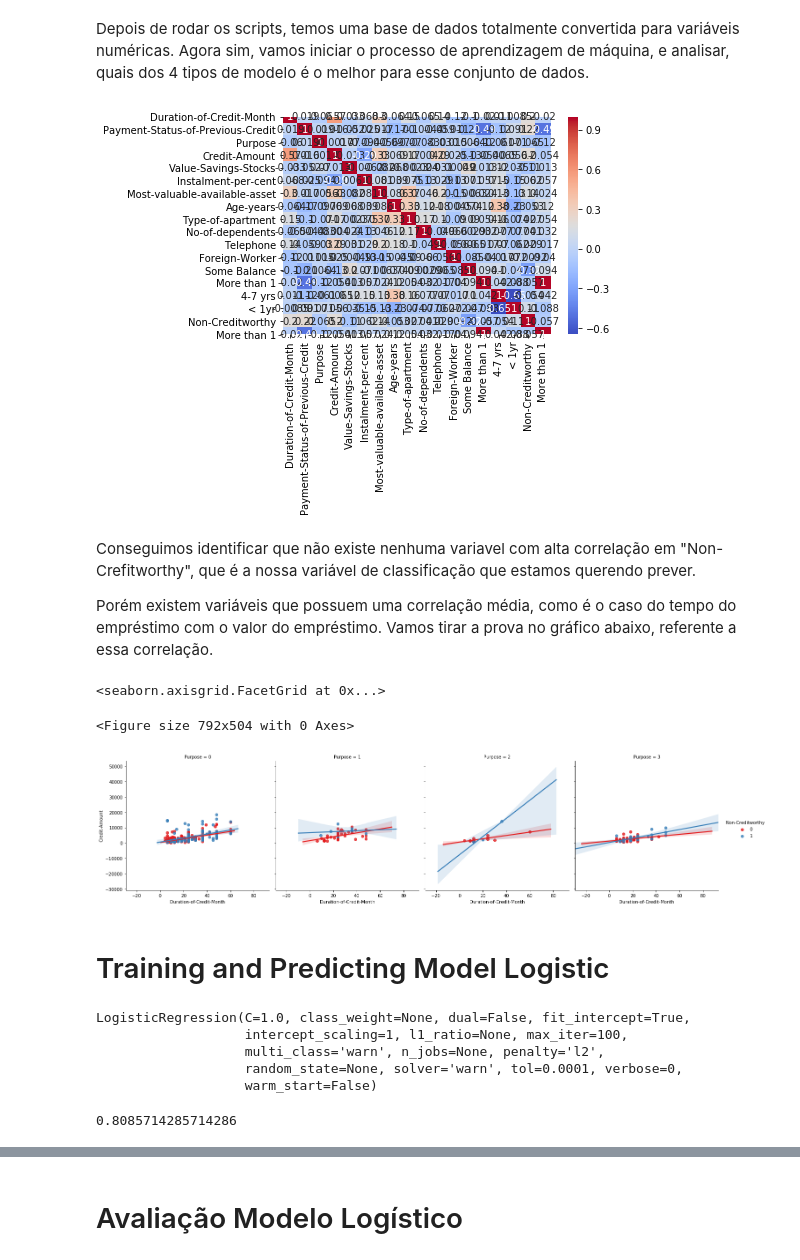
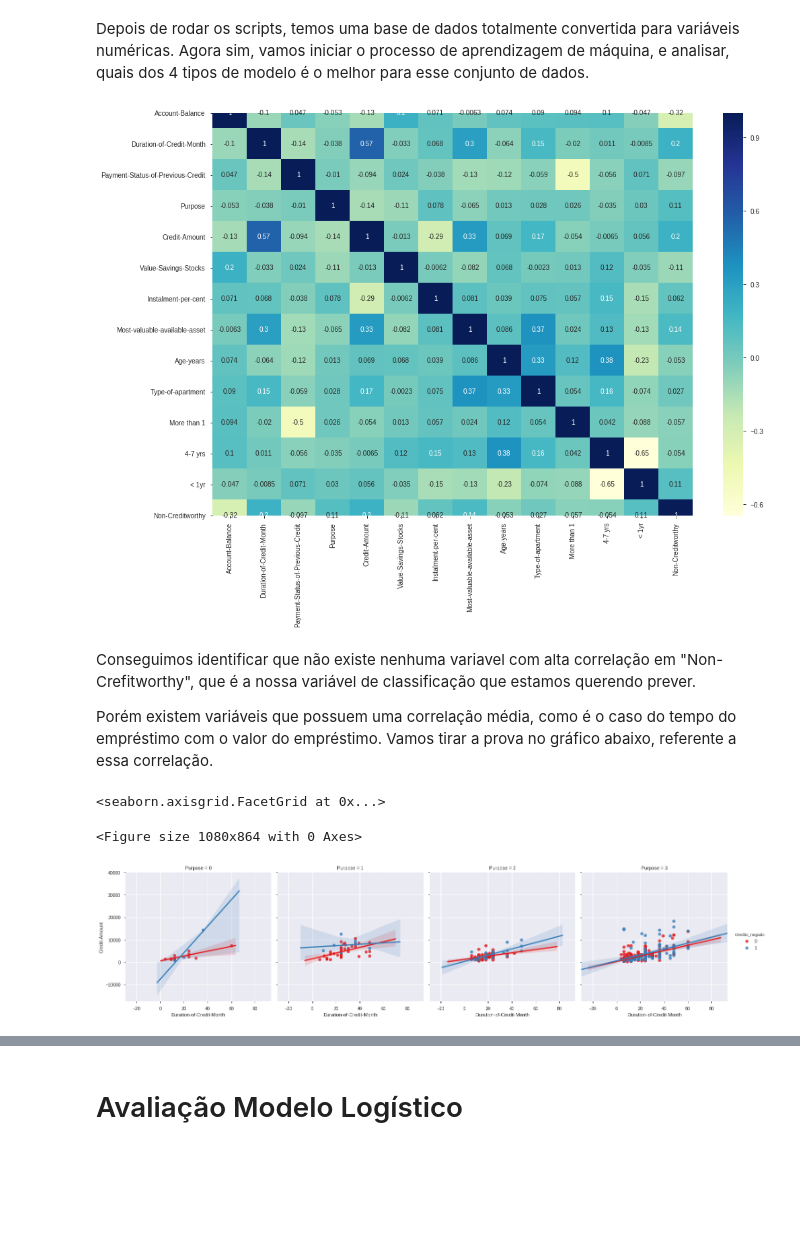
Before and after one commit to felipesembay/Udacity, a Jupyter notebook: Projeto2_classificacao/Modelo de classificação de Crédito - Copia.ipynb, the cells around one changed output, grey strips where cells are left out. Saved outputs shown, nothing was run; the diff lists cells and outputs as text; code cells hidden in the pictures; blank space fills up the shorter version.

```diff
--- a/Projeto2_classificacao/Modelo de classificação de Crédito - Copia.ipynb
+++ b/Projeto2_classificacao/Modelo de classificação de Crédito - Copia.ipynb
@@ -206,21 +197,14 @@ train = pd.concat([train,Account_balance,Num_emprestimo,Tempo_trabalho,Resultado
+# %%
+Purpose = {
+    "Other": 0,
+    "New car": 1,
+    "Used car": 2,
+    "Home Related": 3
+}
+# %%
+train.replace(Purpose,inplace=True)
 # %%
 from sklearn.preprocessing import LabelEncoder
-# %%
-pspc = train['Payment-Status-of-Previous-Credit']
-set(pspc)
-label_encoder = LabelEncoder()
-PSPC = label_encoder.fit_transform(pspc)
-PSPC
-train['Payment-Status-of-Previous-Credit'] = PSPC
-# %%
-#Purpose é igual ao objetivo
-#Home_Related=355, Used_car=83, NewCar=47, Other=15
-purpose = train['Purpose']
-set(purpose)
-label_encoder = LabelEncoder()
-Purpose = label_encoder.fit_transform(purpose)
-Purpose
-train['Purpose'] = Purpose
 # %%
 #Poupança
 #None=298 100-1000 libras=154 <100=48
@@ -237,10 +217,10 @@ del train['Occupation']
 # %% [markdown]
 Depois de rodar os scripts, temos uma base de dados totalmente convertida para variáveis numéricas. Agora sim, vamos iniciar o processo de aprendizagem de máquina, e analisar, quais dos 4 tipos de modelo é o melhor para esse conjunto de dados.
 # %%
-sns.heatmap(train.corr(),cmap='coolwarm',annot=True)
-plt.rcParams['figure.figsize'] = (15.5, 10.5)
+sns.heatmap(train.corr(),cmap='YlGnBu',annot=True)
+plt.rcParams['figure.figsize'] = (16, 11)
 # %% [output]
-[figure, old version]
+[figure, new version]
 # %% [markdown]
 Conseguimos identificar que não existe nenhuma variavel com alta correlação em "Non-Crefitworthy", que é a nossa variável de classificação que estamos querendo prever.
 
@@ -248,10 +232,7 @@ Porém existem variáveis que possuem uma correlação média, como é o caso do
 # %%
-plt.figure(figsize=(11,7))
-sns.lmplot(y='Credit-Amount',x='Duration-of-Credit-Month',data=train,hue='Non-Creditworthy',
-           col='Purpose',palette='Set1')
+plt.figure(figsize=(15,12))
+sns.lmplot(y='Credit-Amount',x='Duration-of-Credit-Month',data=train,hue='Credito_negado',col='Purpose',palette='Set1')
 # %% [output]
 <seaborn.axisgrid.FacetGrid at 0x...>
-<Figure size 792x504 with 0 Axes>
+<Figure size 1080x864 with 0 Axes>
-[figure, old version]
+[figure, new version]
-# %% [markdown]
-# Training and Predicting Model Logistic
@@ -264,15 +239,2 @@ X_train, X_test, y_train, y_test = train_test_split(train.drop('Non-Creditworthy
 # %%
 from sklearn.linear_model import LogisticRegression
-# %%
-logmodel = LogisticRegression()
-logmodel.fit(X_train,y_train)
-# %% [output]
-LogisticRegression(C=1.0, class_weight=None, dual=False, fit_intercept=True,
-                   intercept_scaling=1, l1_ratio=None, max_iter=100,
-                   multi_class='warn', n_jobs=None, penalty='l2',
-                   random_state=None, solver='warn', tol=0.0001, verbose=0,
-                   warm_start=False)
-# %%
-logmodel.score(X_train, y_train)
-# %% [output]
-0.8085714285714286
```
Also changed, not shown: parts of 119 cells of this notebook, 11 other files.
